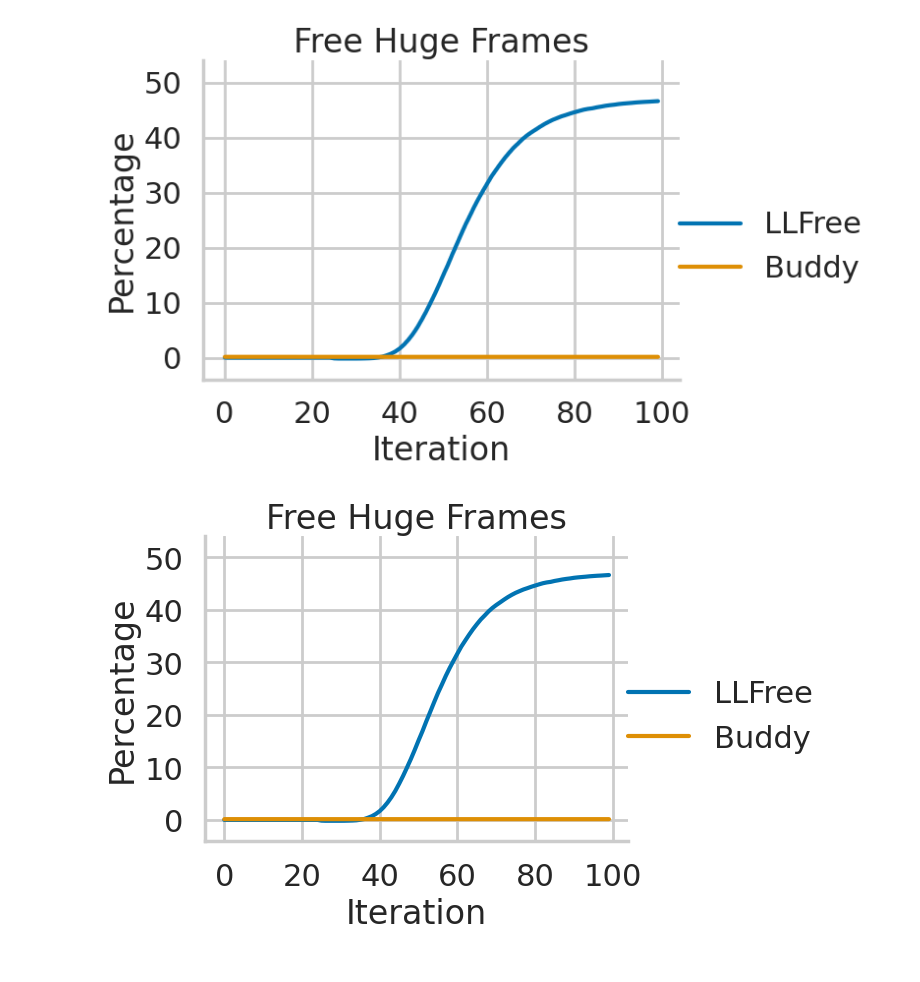
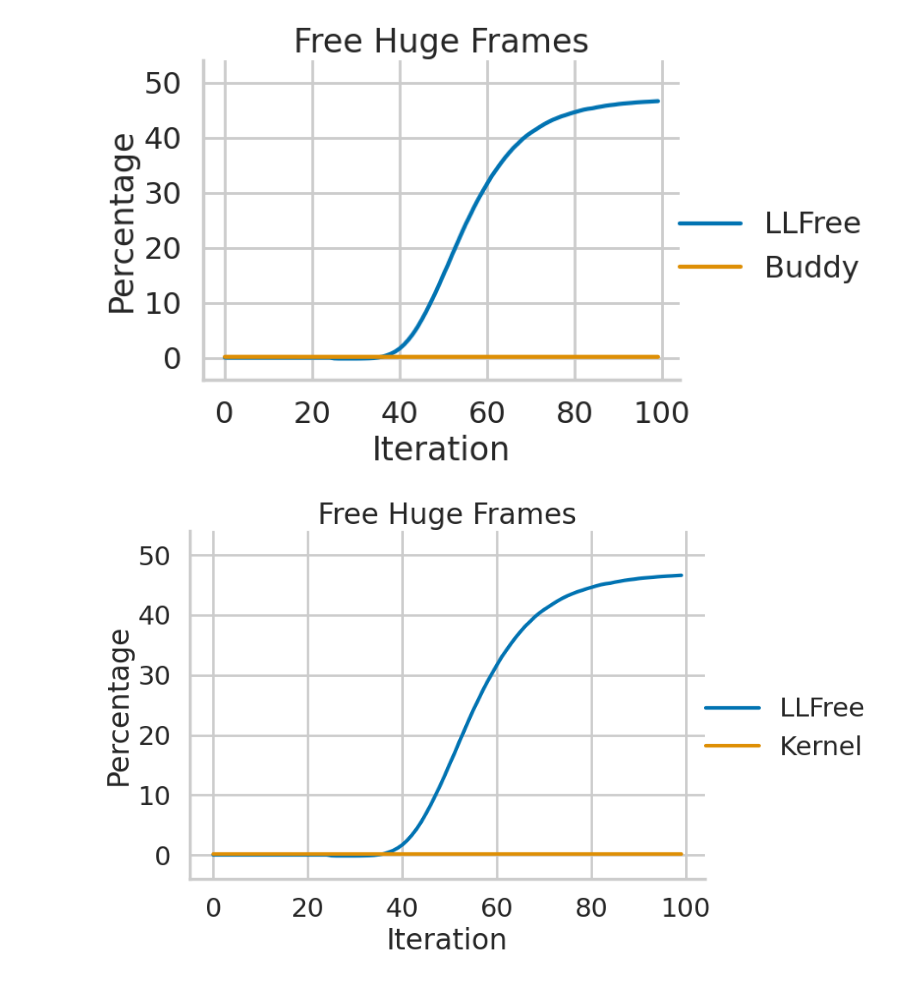
Before and after one commit to luhsra/llfree-bench, a Jupyter notebook: frag.ipynb, the cells around one changed output. Cells and saved outputs as stored; diff of their text form; code cells hidden in the pictures.

Commit message:
Rename and resize frag plot

```diff
--- a/frag.ipynb
+++ b/frag.ipynb
@@ -215,20 +215,22 @@ with sns.plotting_context("poster"):
 # %% [output]
 [figure]
 # %%
-# Combined
+pgd = data[data["type"] == "Free Huge Frames"].copy()
+pgd.replace({"alloc": "Buddy"}, "Kernel", inplace=True)
+
 with sns.plotting_context("poster"):
-    g = sns.FacetGrid(data[data["type"] == "Free Huge Frames"],
-                      col="type", sharey=False, height=5, aspect=1.225)
+    g = sns.FacetGrid(pgd,
+                      col="type", sharey=False, height=6, aspect=1.3)
     g.map_dataframe(sns.lineplot, x="iter", y="count", hue="alloc")
     g.set_titles(col_template="{col_name}")
     g.axes_dict["Free Huge Frames"].set(ylim=(-4, 54))
     g.set_xlabels("Iteration")
     g.set_ylabels("Percentage", clear_inner=False)
     g.set(xticks=[x * 20 for x in range(6)])
     g.set()
     g.add_legend()
     g.figure.subplots_adjust(wspace=0.35)
     g.axes_dict["Free Huge Frames"].set(yticks=[10 * x for x in range(6)])
-    g.savefig("out/frag_huge_large.pdf")
+    g.savefig("talk/frag.pdf")
 # %% [output]
-[figure, old version]
+[figure, new version]
```
Also changed, not shown: 3 other files.
